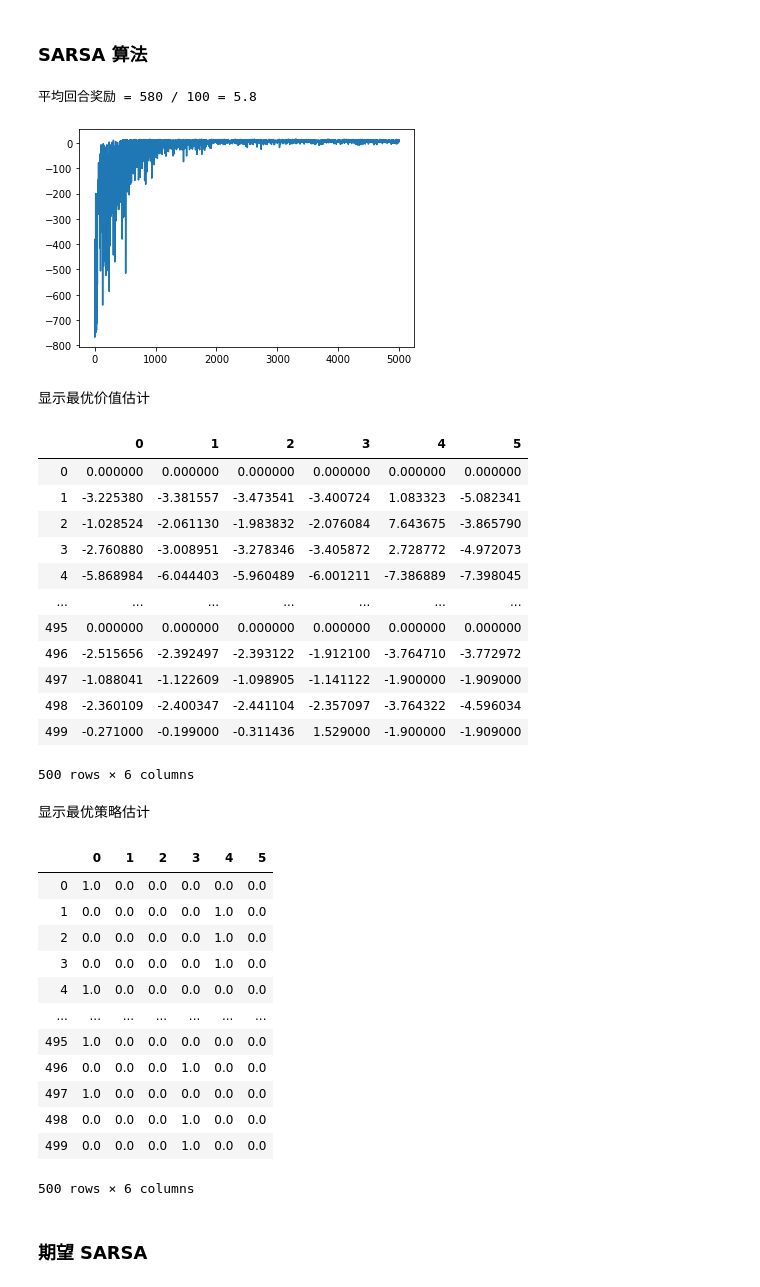
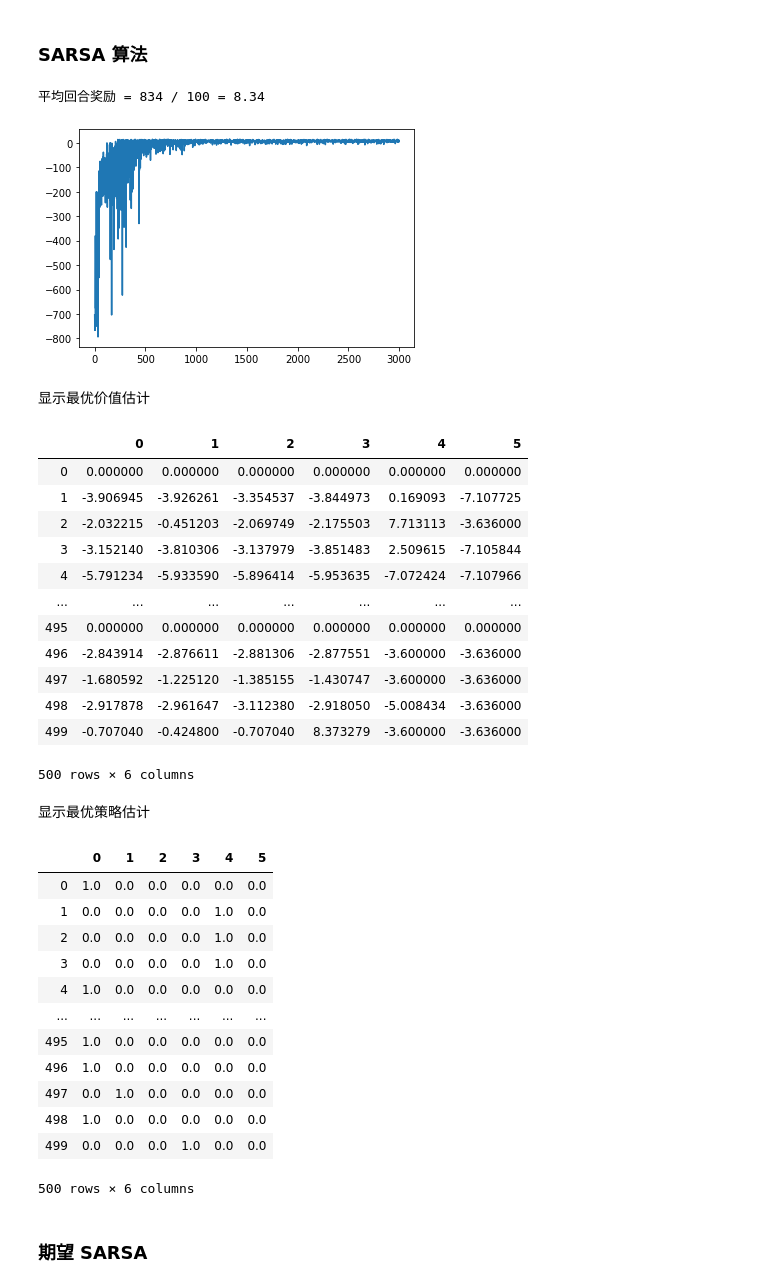
Before and after one commit to ZhiqingXiao/rl-book, a Jupyter notebook: chapter05_td/Taxi-v3.ipynb, the cells around one changed output. Cells and saved outputs as stored; diff of their text form; code cells hidden in the pictures.

```diff
--- a/chapter05_td/Taxi-v3.ipynb
+++ b/chapter05_td/Taxi-v3.ipynb
@@ -60,7 +60,7 @@ env.render()
 ### SARSA 算法
 # %%
 class SARSAAgent:
-    def __init__(self, env, gamma=0.9, learning_rate=0.1, epsilon=.01):
+    def __init__(self, env, gamma=0.9, learning_rate=0.2, epsilon=.01):
         self.gamma = gamma
         self.learning_rate = learning_rate
         self.epsilon = epsilon
@@ -100,24 +100,24 @@ def play_sarsa(env, agent, train=False, render=False):
 # %%
 agent = SARSAAgent(env)
 
 # 训练
-episodes = 5000
+episodes = 3000
 episode_rewards = []
 for episode in range(episodes):
     episode_reward = play_sarsa(env, agent, train=True)
     episode_rewards.append(episode_reward)
 
 plt.plot(episode_rewards)
 
 # 测试
 agent.epsilon = 0. # 取消探索
 
 episode_rewards = [play_sarsa(env, agent) for _ in range(100)]
 print('平均回合奖励 = {} / {} = {}'.format(sum(episode_rewards),
         len(episode_rewards), np.mean(episode_rewards)))
 # %% [output]
-平均回合奖励 = 580 / 100 = 5.8
+平均回合奖励 = 834 / 100 = 8.34
-[figure, old version]
+[figure, new version]
 # %% [markdown]
 显示最优价值估计
 # %%
@@ -125,16 +125,16 @@ pd.DataFrame(agent.q)
 # %% [output]
 |  | 0 | 1 | 2 | 3 | 4 | 5 |
 | 0 | 0.000000 | 0.000000 | 0.000000 | 0.000000 | 0.000000 | 0.000000 |
-| 1 | -3.225380 | -3.381557 | -3.473541 | -3.400724 | 1.083323 | -5.082341 |
-| 2 | -1.028524 | -2.061130 | -1.983832 | -2.076084 | 7.643675 | -3.865790 |
-| 3 | -2.760880 | -3.008951 | -3.278346 | -3.405872 | 2.728772 | -4.972073 |
-| 4 | -5.868984 | -6.044403 | -5.960489 | -6.001211 | -7.386889 | -7.398045 |
+| 1 | -3.906945 | -3.926261 | -3.354537 | -3.844973 | 0.169093 | -7.107725 |
+| 2 | -2.032215 | -0.451203 | -2.069749 | -2.175503 | 7.713113 | -3.636000 |
+| 3 | -3.152140 | -3.810306 | -3.137979 | -3.851483 | 2.509615 | -7.105844 |
+| 4 | -5.791234 | -5.933590 | -5.896414 | -5.953635 | -7.072424 | -7.107966 |
 | ... | ... | ... | ... | ... | ... | ... |
 | 495 | 0.000000 | 0.000000 | 0.000000 | 0.000000 | 0.000000 | 0.000000 |
-| 496 | -2.515656 | -2.392497 | -2.393122 | -1.912100 | -3.764710 | -3.772972 |
-| 497 | -1.088041 | -1.122609 | -1.098905 | -1.141122 | -1.900000 | -1.909000 |
-| 498 | -2.360109 | -2.400347 | -2.441104 | -2.357097 | -3.764322 | -4.596034 |
-| 499 | -0.271000 | -0.199000 | -0.311436 | 1.529000 | -1.900000 | -1.909000 |
+| 496 | -2.843914 | -2.876611 | -2.881306 | -2.877551 | -3.600000 | -3.636000 |
+| 497 | -1.680592 | -1.225120 | -1.385155 | -1.430747 | -3.600000 | -3.636000 |
+| 498 | -2.917878 | -2.961647 | -3.112380 | -2.918050 | -5.008434 | -3.636000 |
+| 499 | -0.707040 | -0.424800 | -0.707040 | 8.373279 | -3.600000 | -3.636000 |
 500 rows × 6 columns
 # %% [markdown]
 显示最优策略估计
@@ -150,9 +150,9 @@ pd.DataFrame(policy)
 | 4 | 1.0 | 0.0 | 0.0 | 0.0 | 0.0 | 0.0 |
 | ... | ... | ... | ... | ... | ... | ... |
 | 495 | 1.0 | 0.0 | 0.0 | 0.0 | 0.0 | 0.0 |
-| 496 | 0.0 | 0.0 | 0.0 | 1.0 | 0.0 | 0.0 |
-| 497 | 1.0 | 0.0 | 0.0 | 0.0 | 0.0 | 0.0 |
-| 498 | 0.0 | 0.0 | 0.0 | 1.0 | 0.0 | 0.0 |
+| 496 | 1.0 | 0.0 | 0.0 | 0.0 | 0.0 | 0.0 |
+| 497 | 0.0 | 1.0 | 0.0 | 0.0 | 0.0 | 0.0 |
+| 498 | 1.0 | 0.0 | 0.0 | 0.0 | 0.0 | 0.0 |
 | 499 | 0.0 | 0.0 | 0.0 | 1.0 | 0.0 | 0.0 |
 500 rows × 6 columns
 # %% [markdown]
```
Also changed, not shown: parts of 6 cells of this notebook, 1 other file.
